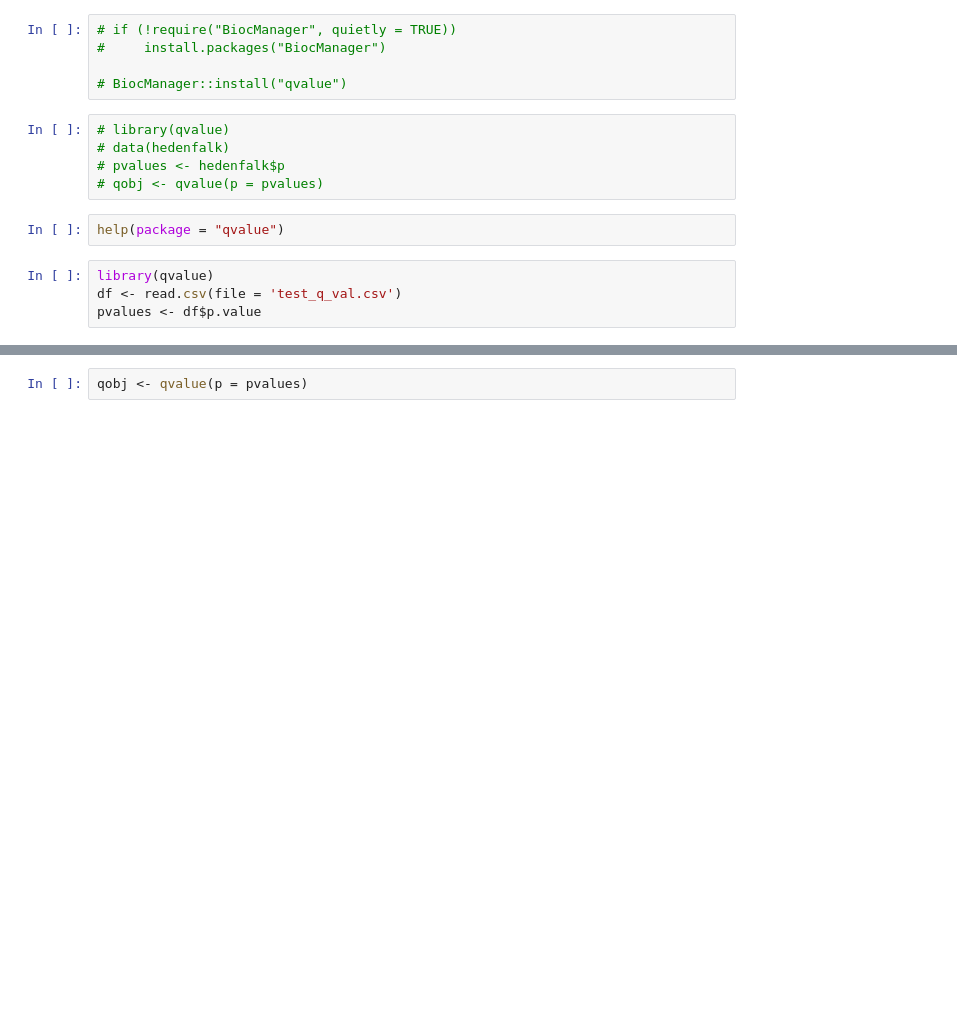
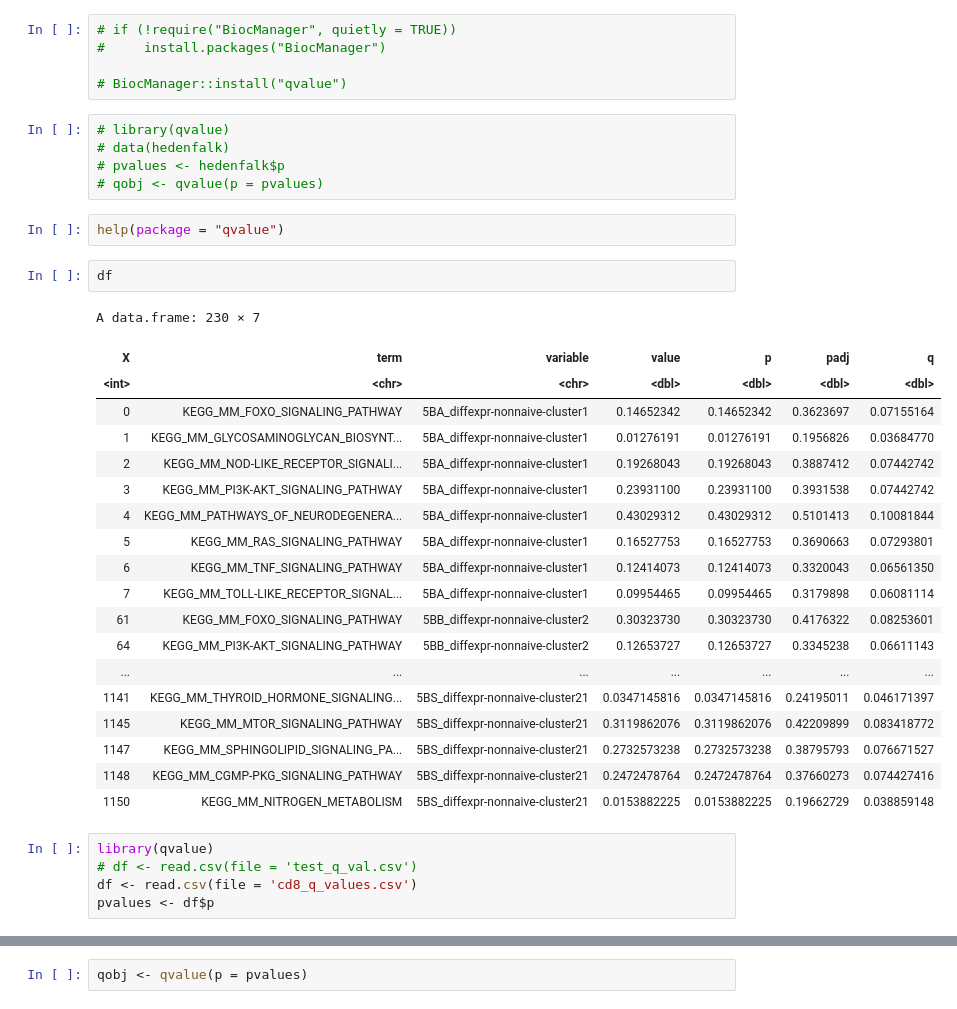
Before and after one commit to z2e2/metabolic_analysis, a Jupyter notebook: original_qvalue_R.ipynb, the cells around one changed output, grey strips where cells are left out. Saved outputs shown, nothing was run; the diff lists cells and outputs as text; blank space fills up the shorter version.

```diff
--- a/original_qvalue_R.ipynb
+++ b/original_qvalue_R.ipynb
@@ -10,7 +10,30 @@
 # qobj <- qvalue(p = pvalues)
 # %%
 help(package = "qvalue")
+# %%
+df
+# %% [output]
+A data.frame: 230 × 7
+| X | term | variable | value | p | padj | q |
+| <int> | <chr> | <chr> | <dbl> | <dbl> | <dbl> | <dbl> |
+| 0 | KEGG_MM_FOXO_SIGNALING_PATHWAY | 5BA_diffexpr-nonnaive-cluster1 | 0.14652342 | 0.14652342 | 0.3623697 | 0.07155164 |
+| 1 | KEGG_MM_GLYCOSAMINOGLYCAN_BIOSYNT... | 5BA_diffexpr-nonnaive-cluster1 | 0.01276191 | 0.01276191 | 0.1956826 | 0.03684770 |
+| 2 | KEGG_MM_NOD-LIKE_RECEPTOR_SIGNALI... | 5BA_diffexpr-nonnaive-cluster1 | 0.19268043 | 0.19268043 | 0.3887412 | 0.07442742 |
+| 3 | KEGG_MM_PI3K-AKT_SIGNALING_PATHWAY | 5BA_diffexpr-nonnaive-cluster1 | 0.23931100 | 0.23931100 | 0.3931538 | 0.07442742 |
+| 4 | KEGG_MM_PATHWAYS_OF_NEURODEGENERA... | 5BA_diffexpr-nonnaive-cluster1 | 0.43029312 | 0.43029312 | 0.5101413 | 0.10081844 |
+| 5 | KEGG_MM_RAS_SIGNALING_PATHWAY | 5BA_diffexpr-nonnaive-cluster1 | 0.16527753 | 0.16527753 | 0.3690663 | 0.07293801 |
+| 6 | KEGG_MM_TNF_SIGNALING_PATHWAY | 5BA_diffexpr-nonnaive-cluster1 | 0.12414073 | 0.12414073 | 0.3320043 | 0.06561350 |
+| 7 | KEGG_MM_TOLL-LIKE_RECEPTOR_SIGNAL... | 5BA_diffexpr-nonnaive-cluster1 | 0.09954465 | 0.09954465 | 0.3179898 | 0.06081114 |
+| 61 | KEGG_MM_FOXO_SIGNALING_PATHWAY | 5BB_diffexpr-nonnaive-cluster2 | 0.30323730 | 0.30323730 | 0.4176322 | 0.08253601 |
+| 64 | KEGG_MM_PI3K-AKT_SIGNALING_PATHWAY | 5BB_diffexpr-nonnaive-cluster2 | 0.12653727 | 0.12653727 | 0.3345238 | 0.06611143 |
+| ... | ... | ... | ... | ... | ... | ... |
+| 1141 | KEGG_MM_THYROID_HORMONE_SIGNALING... | 5BS_diffexpr-nonnaive-cluster21 | 0.0347145816 | 0.0347145816 | 0.24195011 | 0.046171397 |
+| 1145 | KEGG_MM_MTOR_SIGNALING_PATHWAY | 5BS_diffexpr-nonnaive-cluster21 | 0.3119862076 | 0.3119862076 | 0.42209899 | 0.083418772 |
+| 1147 | KEGG_MM_SPHINGOLIPID_SIGNALING_PA... | 5BS_diffexpr-nonnaive-cluster21 | 0.2732573238 | 0.2732573238 | 0.38795793 | 0.076671527 |
+| 1148 | KEGG_MM_CGMP-PKG_SIGNALING_PATHWAY | 5BS_diffexpr-nonnaive-cluster21 | 0.2472478764 | 0.2472478764 | 0.37660273 | 0.074427416 |
+| 1150 | KEGG_MM_NITROGEN_METABOLISM | 5BS_diffexpr-nonnaive-cluster21 | 0.0153882225 | 0.0153882225 | 0.19662729 | 0.038859148 |
 # %%
 library(qvalue)
-df <- read.csv(file = 'test_q_val.csv')
-pvalues <- df$p.value
+# df <- read.csv(file = 'test_q_val.csv')
+df <- read.csv(file = 'cd8_q_values.csv')
+pvalues <- df$p
```
Also changed, not shown: parts of 6 cells of this notebook, 1 other file.
